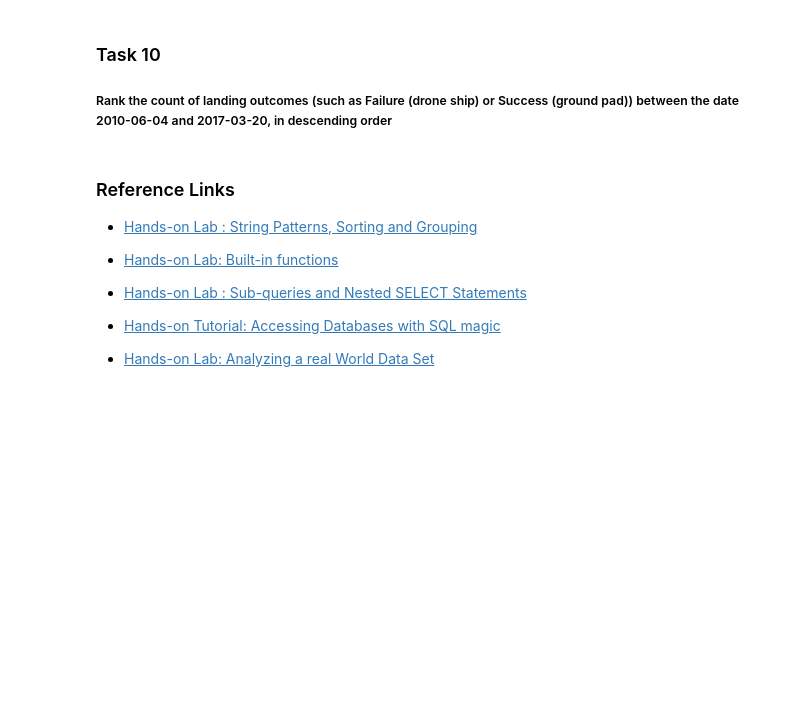
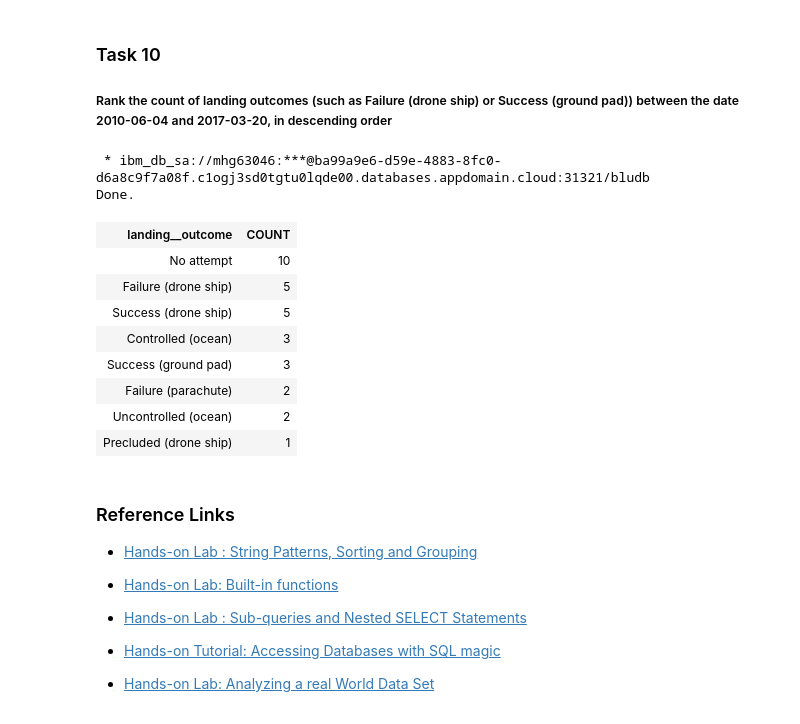
Before and after one commit to taka-hodo/final-task-of-capstone-projec, a Jupyter notebook: Complete the EDA with SQL lab.ipynb, the cells around one changed output. Drawn from its saved outputs; the diff is of its cells as text; code cells hidden in the pictures; blank space fills up the shorter version.

```diff
--- a/Complete the EDA with SQL lab.ipynb
+++ b/Complete the EDA with SQL lab.ipynb
@@ -265,6 +361,23 @@ Done.
 ### Task 10
 
 ##### Rank the count of landing outcomes (such as Failure (drone ship) or Success (ground pad)) between the date 2010-06-04 and 2017-03-20, in descending order
+# %%
+%sql select landing__outcome, COUNT(landing__outcome) as count FROM SPACEXTBL \
+where DATE between '2010-06-04' and '2017-03-20' \
+group by landing__outcome \
+order by count(LANDING__OUTCOME) desc
+# %% [output]
+ * ibm_db_sa://mhg63046:***@ba99a9e6-d59e-4883-8fc0-d6a8c9f7a08f.c1ogj3sd0tgtu0lqde00.databases.appdomain.cloud:31321/bludb
+Done.
+| landing__outcome | COUNT |
+| No attempt | 10 |
+| Failure (drone ship) | 5 |
+| Success (drone ship) | 5 |
+| Controlled (ocean) | 3 |
+| Success (ground pad) | 3 |
+| Failure (parachute) | 2 |
+| Uncontrolled (ocean) | 2 |
+| Precluded (drone ship) | 1 |
 # %% [markdown]
 ### Reference Links
 
```
Also changed, not shown: parts of 12 cells of this notebook.
